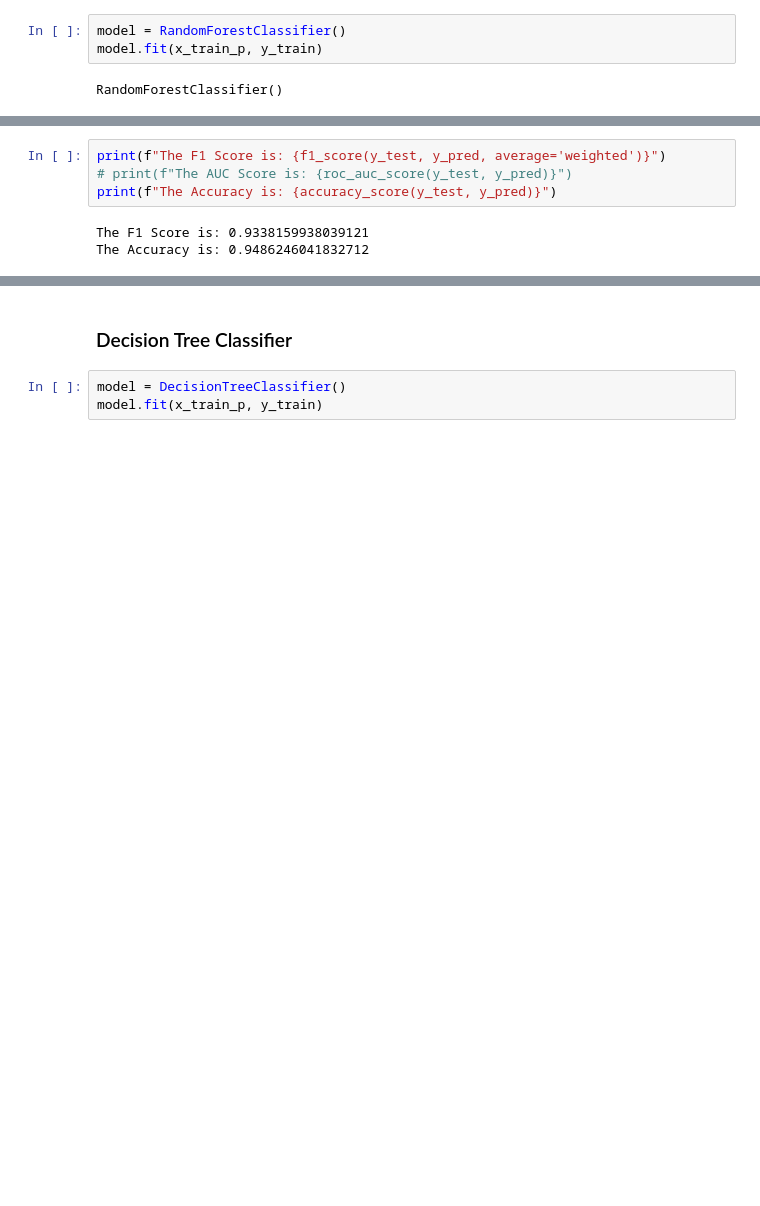
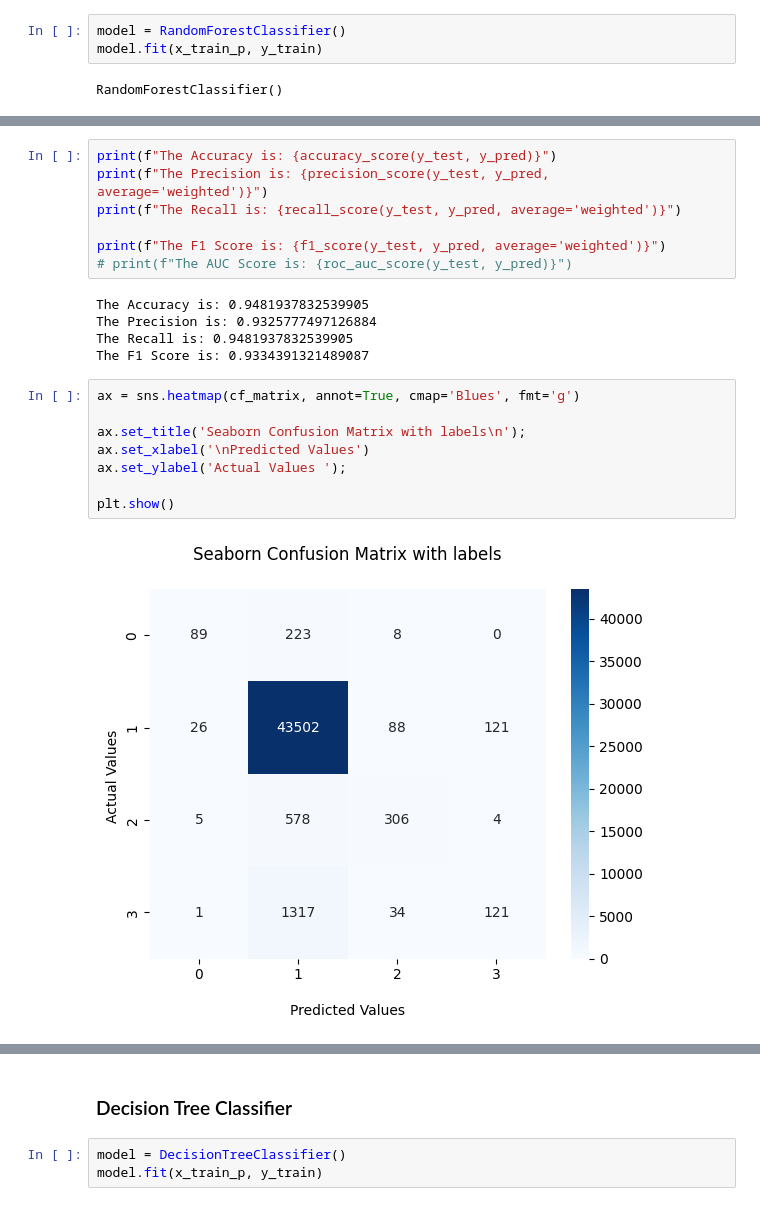
Before and after one commit to zoya-fatima22/us-accident-min, a Jupyter notebook: experiments/2_ml_training.ipynb, the cells around one changed output, grey strips where cells are left out. Drawn from its saved outputs; the diff is of its cells as text; blank space fills up the shorter version.

Commit message:
added precision and recall

```diff
--- a/experiments/2_ml_training.ipynb
+++ b/experiments/2_ml_training.ipynb
@@ -237,10 +237,25 @@ print(cf_matrix)
 # %%
+print(f"The Accuracy is: {accuracy_score(y_test, y_pred)}")
+print(f"The Precision is: {precision_score(y_test, y_pred, average='weighted')}")
+print(f"The Recall is: {recall_score(y_test, y_pred, average='weighted')}")
+
 print(f"The F1 Score is: {f1_score(y_test, y_pred, average='weighted')}")
 # print(f"The AUC Score is: {roc_auc_score(y_test, y_pred)}")
-print(f"The Accuracy is: {accuracy_score(y_test, y_pred)}")
 # %% [output]
-The F1 Score is: 0.9338159938039121
-The Accuracy is: 0.9486246041832712
+The Accuracy is: 0.9481937832539905
+The Precision is: 0.9325777497126884
+The Recall is: 0.9481937832539905
+The F1 Score is: 0.9334391321489087
+# %%
+ax = sns.heatmap(cf_matrix, annot=True, cmap='Blues', fmt='g')
+
+ax.set_title('Seaborn Confusion Matrix with labels\n');
+ax.set_xlabel('\nPredicted Values')
+ax.set_ylabel('Actual Values ');
+
+plt.show()
+# %% [output]
+[figure, added]
 # %%
 ax = sns.heatmap(cf_matrix/np.sum(cf_matrix), annot=True,
             fmt='.2%', cmap='Blues')
```
Also changed, not shown: parts of 17 cells of this notebook.
